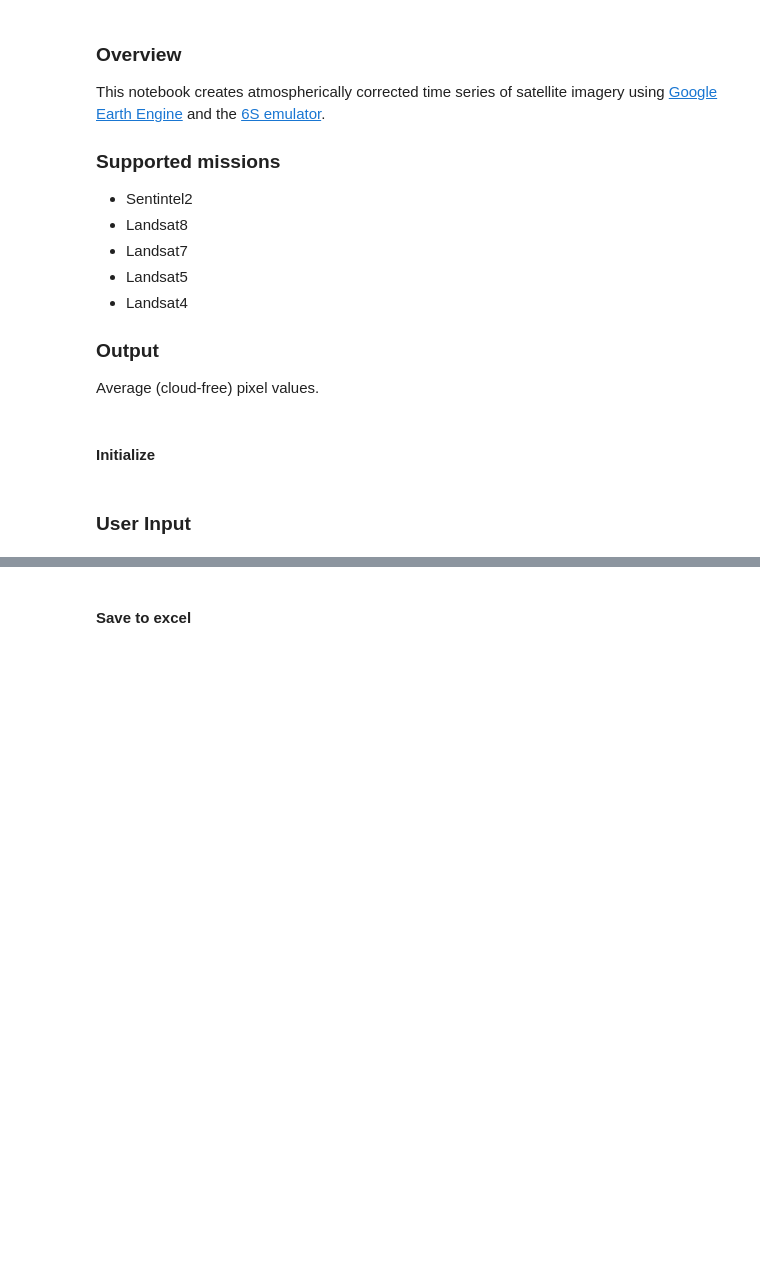
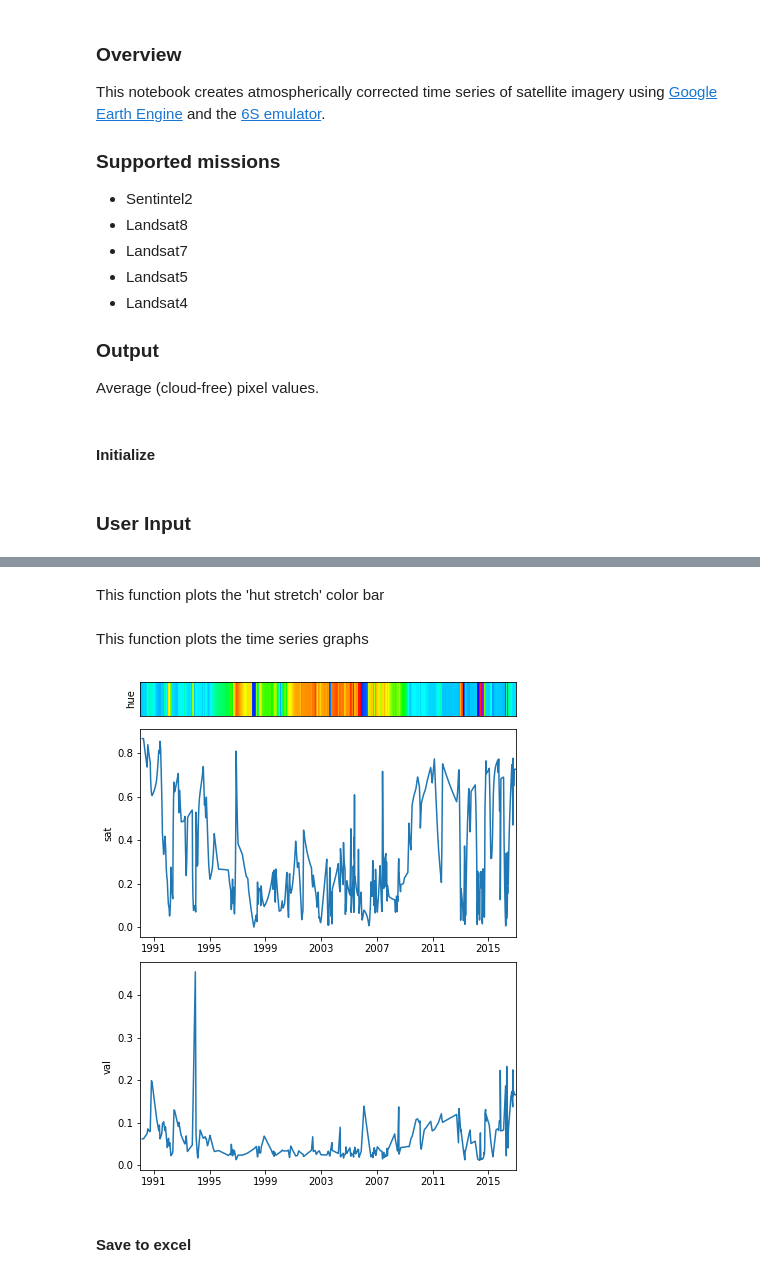
Before and after one commit to samsammurphy/ee-atmcorr-timeseries, a Jupyter notebook: jupyter_notebooks/ee-atmcorr-timeseries.ipynb, the cells around one changed output, grey strips where cells are left out. Cells and saved outputs as stored; diff of their text form; code cells hidden in the pictures; blank space fills up the shorter version.

Commit message:
nb with HSV triple chart

```diff
--- a/jupyter_notebooks/ee-atmcorr-timeseries.ipynb
+++ b/jupyter_notebooks/ee-atmcorr-timeseries.ipynb
@@ -112,0 +191,2 @@ if not atmcorr_bands_exist:
+# %%
+hue_stretch = [colorsys.hsv_to_rgb(hue,1,1) for hue in DF['hue']]
@@ -113,3 +197,52 @@ if not atmcorr_bands_exist:
+# %%
+def figure_plotting_space():
+
+    fig = plt.figure(figsize=(6,12))
+    bar_height = 0.04
+    mini_gap = 0.03
+    gap = 0.05
+    graph_height = 0.24
+
+    axH = fig.add_axes([0.1,gap+3*graph_height+2.5*mini_gap,0.87,bar_height])
+    axS = fig.add_axes([0.1,gap+2*graph_height+2*mini_gap,0.87,graph_height])
+    axV = fig.add_axes([0.1,gap+graph_height+mini_gap,0.87,graph_height])
+
+    return fig, axH, axS, axV
+# %% [markdown]
+This function plots the 'hut stretch' color bar
+# %%
+def plot_colorbar(ax,image,ylabel=False):
+
+    # plot image inside of figure 'axes'
+    ax.imshow(image, interpolation='nearest', aspect='auto')
+    ax.set_xticks([])
+    ax.set_yticks([])
+    ax.set_ylabel(ylabel)
+# %% [markdown]
+This function plots the time series graphs
+# %%
+def plot_timeseries(ax, name):
+
+    # original time series
+    ax.plot(DF[name],color='#1f77b4')
+    ax.set_ylabel(name)
+    ax.set_xlim(pd.datetime.strptime(startDate,'%Y-%m-%d'),\
+                pd.datetime.strptime(stopDate,'%Y-%m-%d'))
+
+    # boxcar
+#     D, Y = interpolate_series(t,y,start,stop)
+#     boxD, boxY = boxcar_average(D,Y,180)
+#     ax.plot(boxD,boxY,'r-')
+
+    # make the dates exact
+    ax.fmt_xdata = mdates.DateFormatter('%Y-%m-%d')
+# %%
+fig, axH, axS, axV = figure_plotting_space()
+plot_colorbar(axH,[hue_stretch], ylabel='hue')
+plot_timeseries(axS,'sat')
+plot_timeseries(axV,'val')
+# %% [output]
+[figure, added]
 # %% [markdown]
 #### Save to excel
 # %%
```
Also changed, not shown: parts of 35 cells of this notebook.
